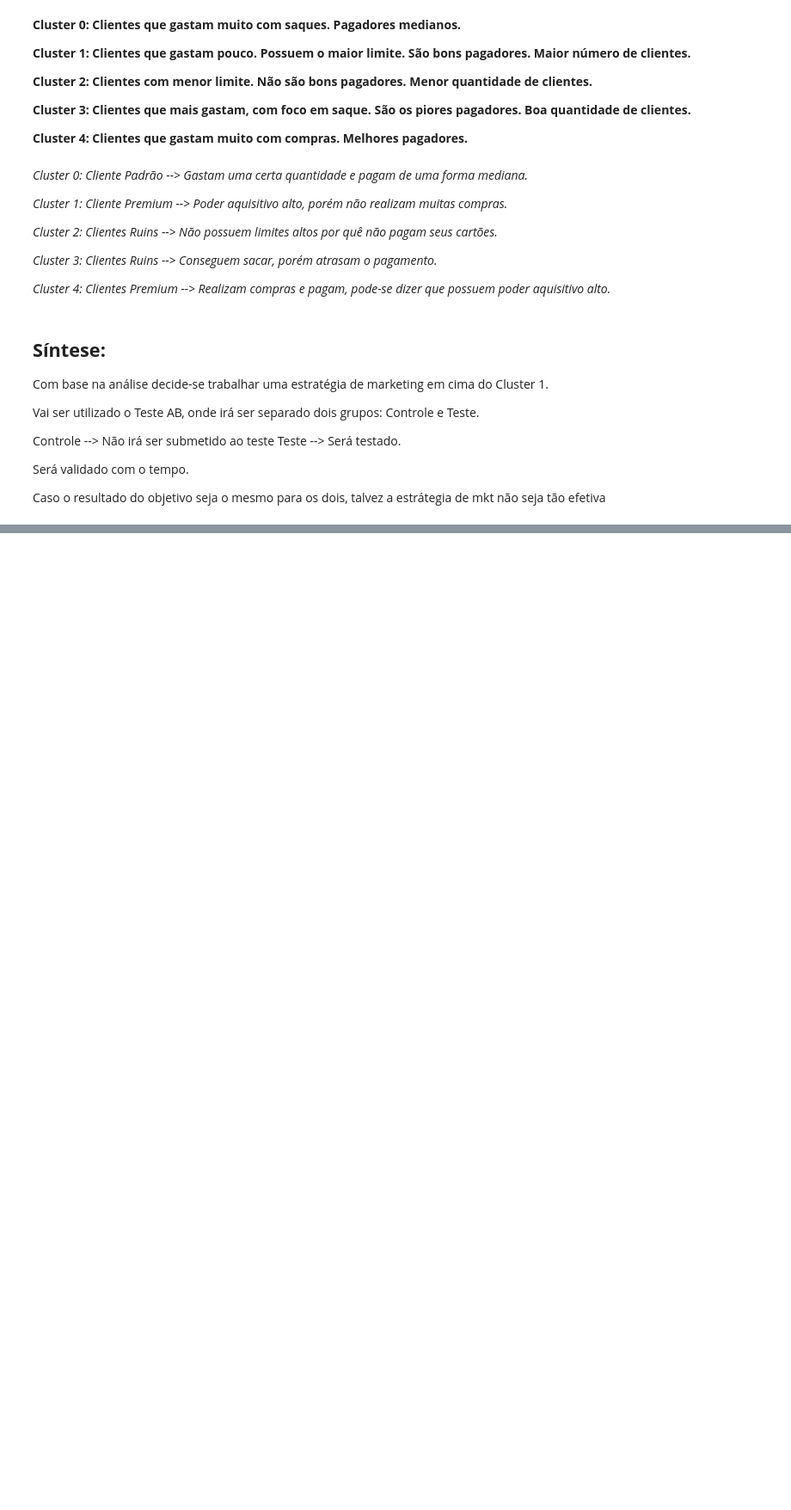
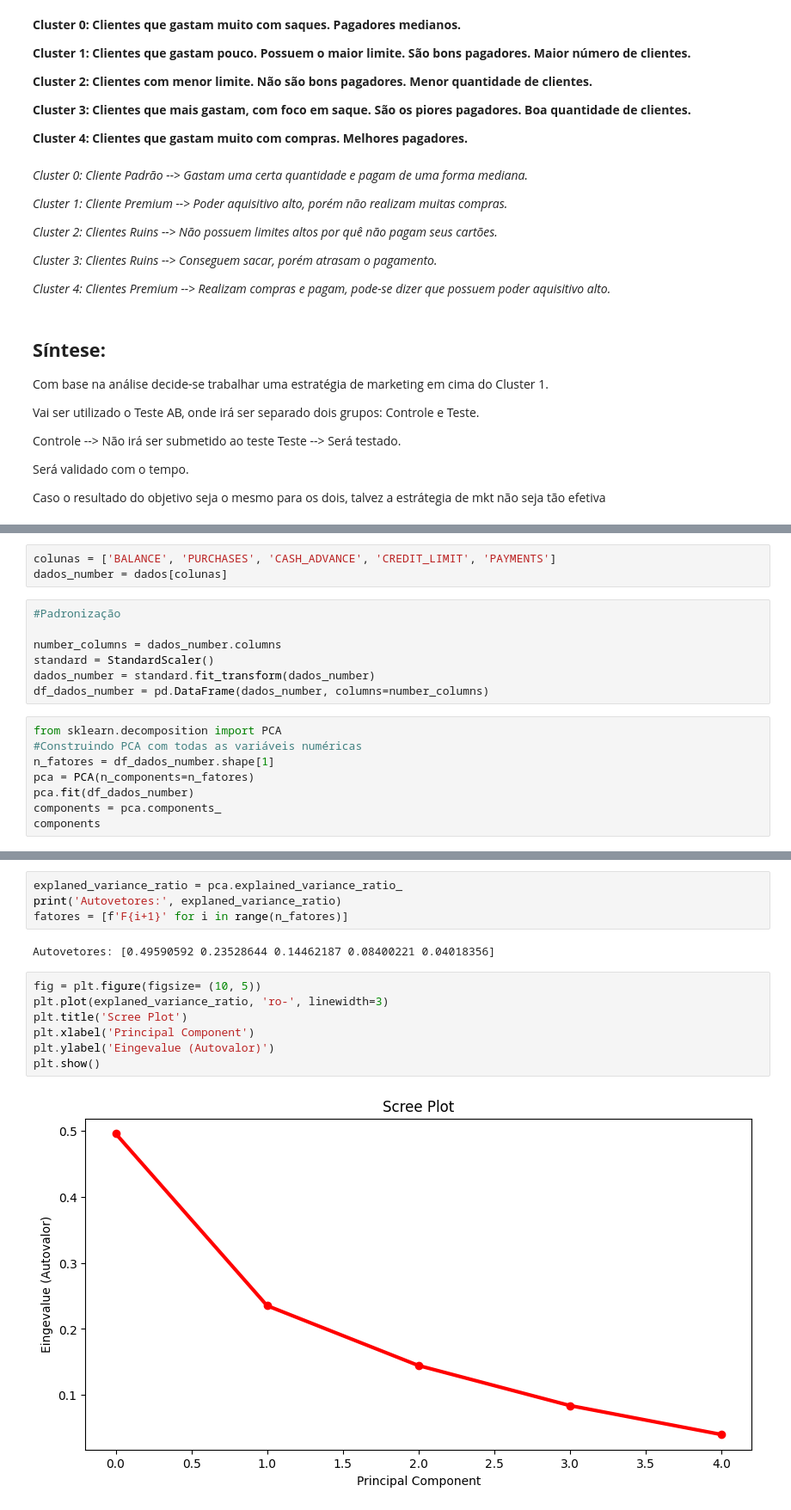
Before and after one commit to leoScienceanalytics/credit_segment_with_clustering, a Jupyter notebook: creditclustering.ipynb, the cells around one changed output, grey strips where cells are left out. Shown at 86% size. Drawn from its saved outputs; the diff is of its cells as text; blank space fills up the shorter version.

```diff
--- a/creditclustering.ipynb
+++ b/creditclustering.ipynb
@@ -382,0 +385,18 @@ Caso o resultado do objetivo seja o mesmo para os dois, talvez a estrátegia de
+# %%
+colunas = ['BALANCE', 'PURCHASES', 'CASH_ADVANCE', 'CREDIT_LIMIT', 'PAYMENTS']
+dados_number = dados[colunas]
+# %%
+#Padronização
+
+number_columns = dados_number.columns
+standard = StandardScaler()
+dados_number = standard.fit_transform(dados_number)
+df_dados_number = pd.DataFrame(dados_number, columns=number_columns)
+# %%
+from sklearn.decomposition import PCA
+#Construindo PCA com todas as variáveis numéricas
+n_fatores = df_dados_number.shape[1]
+pca = PCA(n_components=n_fatores)
+pca.fit(df_dados_number)
+components = pca.components_
+components
@@ -382,0 +414,15 @@ Caso o resultado do objetivo seja o mesmo para os dois, talvez a estrátegia de
+# %%
+explaned_variance_ratio = pca.explained_variance_ratio_
+print('Autovetores:', explaned_variance_ratio)
+fatores = [f'F{i+1}' for i in range(n_fatores)]
+# %% [output]
+Autovetores: [0.49590592 0.23528644 0.14462187 0.08400221 0.04018356]
+# %%
+fig = plt.figure(figsize= (10, 5))
+plt.plot(explaned_variance_ratio, 'ro-', linewidth=3)
+plt.title('Scree Plot')
+plt.xlabel('Principal Component')
+plt.ylabel('Eingevalue (Autovalor)')
+plt.show()
+# %% [output]
+[figure, added]
```
Also changed, not shown: parts of 31 cells of this notebook.
